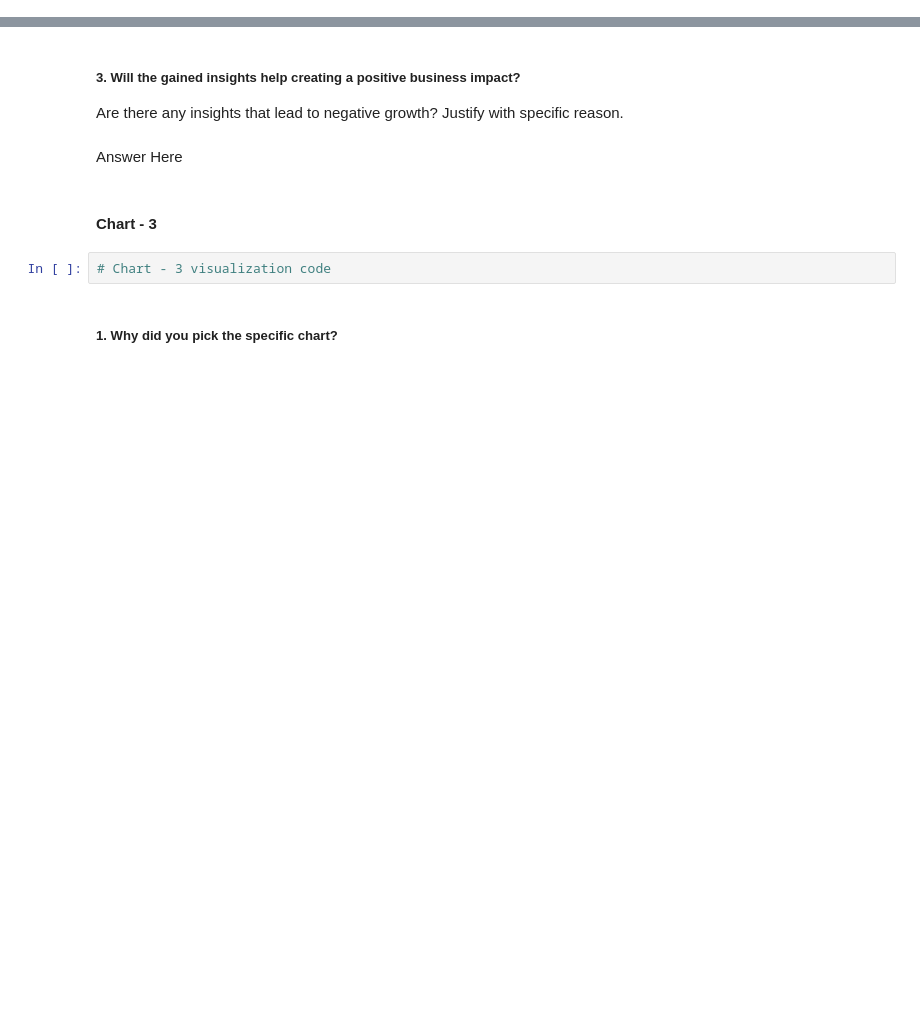
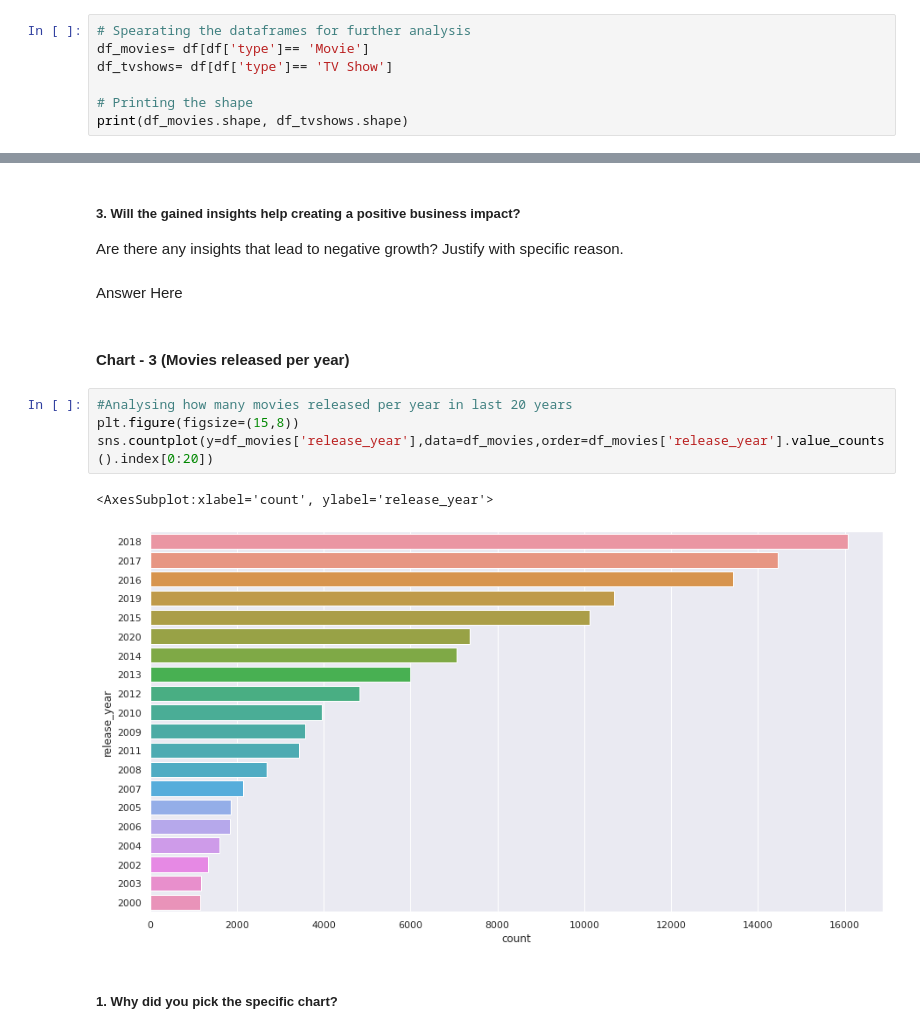
Before and after one commit to Ajay07pandey/Netflix-Movies-and-TV-Shows-Clustering, a Jupyter notebook: Netflix_movie_and_TV_show_Clustering_Ajay.ipynb, the cells around one changed output, grey strips where cells are left out. Saved outputs shown, nothing was run; the diff lists cells and outputs as text; blank space fills up the shorter version.

```diff
--- a/Netflix_movie_and_TV_show_Clustering_Ajay.ipynb
+++ b/Netflix_movie_and_TV_show_Clustering_Ajay.ipynb
@@ -470,0 +684,7 @@ memory usage: 789.9+ KB
+# %%
+# Spearating the dataframes for further analysis
+df_movies= df[df['type']== 'Movie']
+df_tvshows= df[df['type']== 'TV Show']
+
+# Printing the shape
+print(df_movies.shape, df_tvshows.shape)
@@ -540,9 +785,14 @@ Are there any insights that lead to negative growth? Justify with specific reaso
 # %% [markdown]
 Answer Here
 # %% [markdown]
-#### Chart - 3
+#### **Chart - 3** (**Movies released per year**)
-# %%
-# Chart - 3 visualization code
+# %%
+#Analysing how many movies released per year in last 20 years
+plt.figure(figsize=(15,8))
+sns.countplot(y=df_movies['release_year'],data=df_movies,order=df_movies['release_year'].value_counts().index[0:20])
+# %% [output]
+<AxesSubplot:xlabel='count', ylabel='release_year'>
+[figure, added]
 # %% [markdown]
 ##### 1. Why did you pick the specific chart?
 # %% [markdown]
```
Also changed, not shown: parts of 74 cells of this notebook.
